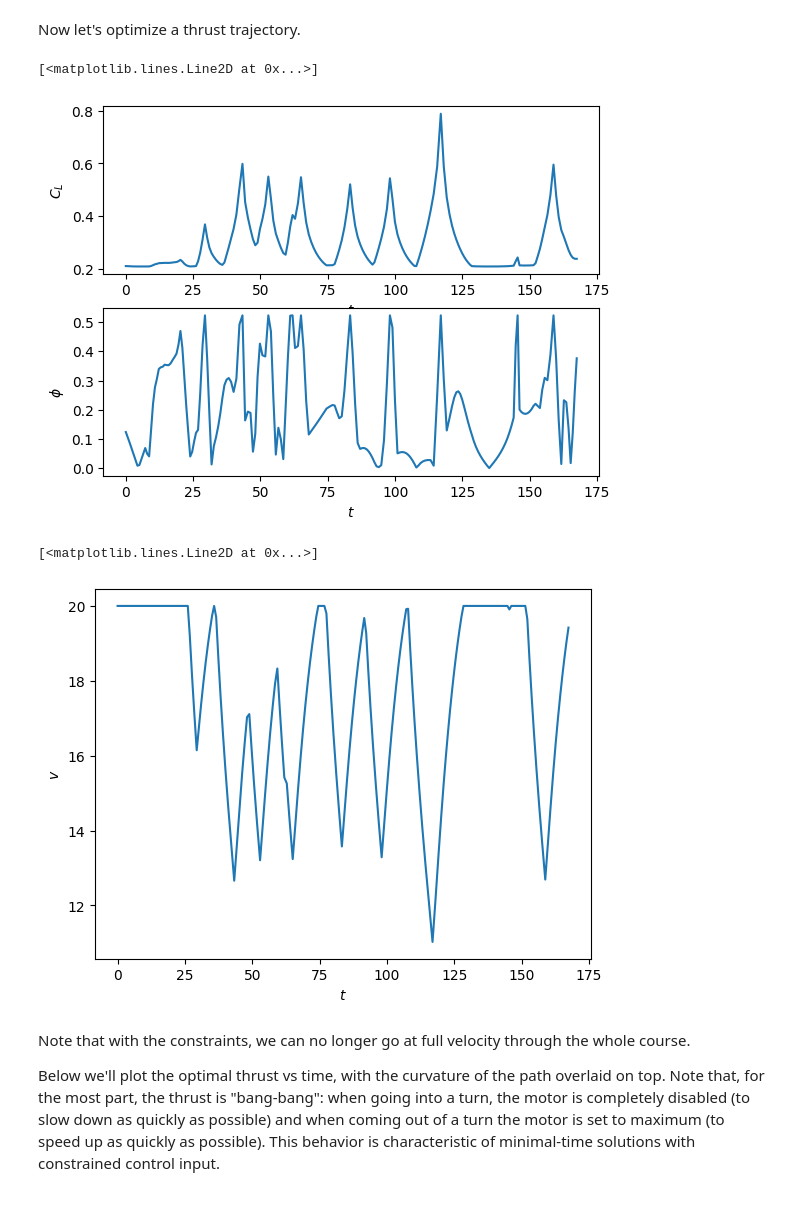
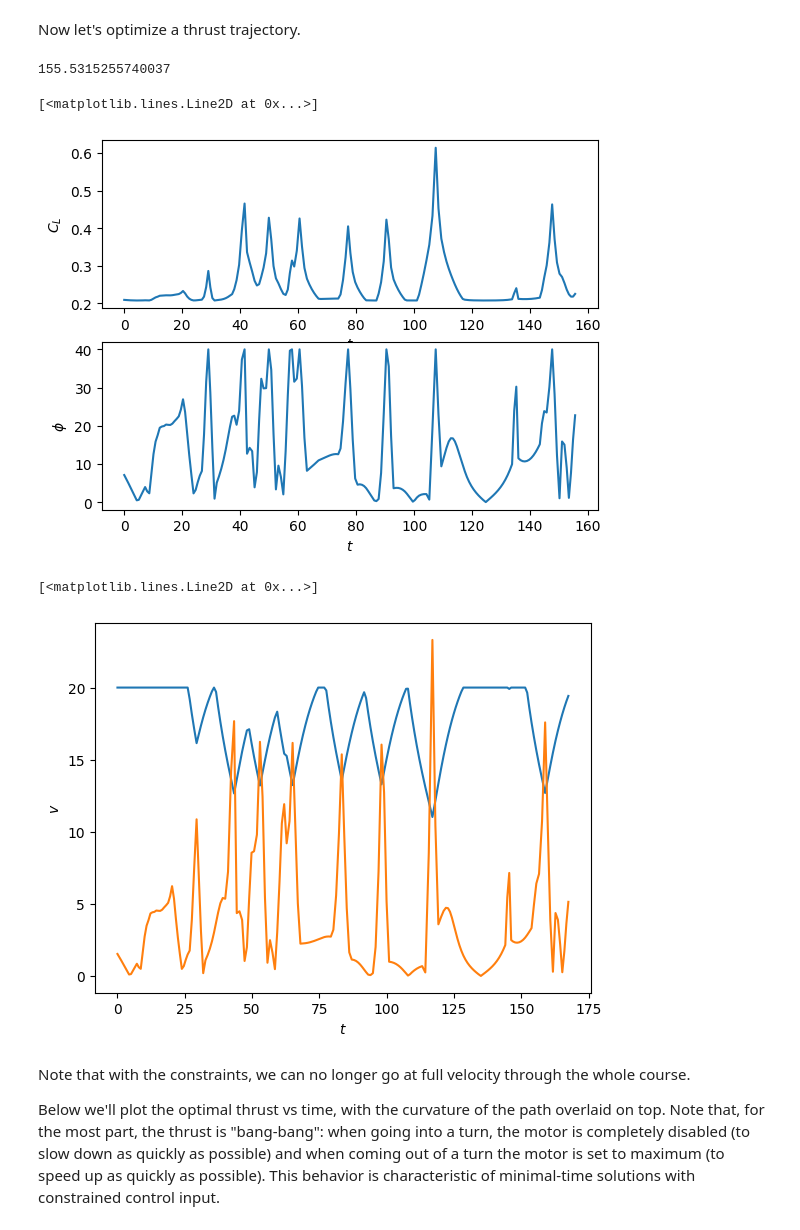
Before and after one commit to jasper-day/rankine, a Jupyter notebook: controls_notebooks/1D_Airplane.ipynb, the cells around one changed output. Saved outputs shown, nothing was run; the diff lists cells and outputs as text; code cells hidden in the pictures.

```diff
--- a/controls_notebooks/1D_Airplane.ipynb
+++ b/controls_notebooks/1D_Airplane.ipynb
@@ -207,7 +208,7 @@ from pydrake.all import MathematicalProgram, SnoptSolver
 Vmax = 20 # m/s
 CLmax = 1
 Tmax = 2 * 9.81
-phimax = np.radians(30)
+phimax = np.radians(40)
 xi_steps = 200
 xis = np.linspace(airplane.spline.start(), airplane.spline.end(), xi_steps).ravel()
 
@@ -241,7 +242,8 @@ def make_prog(airplane, xis, Vmax, CLmax, Tmax, phimax):
         # Maximum velocity
         prog.AddConstraint(state[i][1]**2 <= Vmax**2)
         # Minimum velocity (stall speed)
-        prog.AddConstraint(state[i][1] >= airplane.stall_speed(CLmax))
+        # This constraint not necessary as the next constraint avoids stall at all times
+        # prog.AddConstraint(state[i][1] >= airplane.stall_speed(CLmax))
         # Maximum CL
         prog.AddConstraint(airplane.CL(state[i][1], xis[i])**2 <= CLmax**2)
         # Maximum bank angle
@@ -255,8 +257,6 @@ def make_prog(airplane, xis, Vmax, CLmax, Tmax, phimax):
         t = xis
         return np.array([t, V]).T
 
-
-
     # set initial guess
     prog.SetInitialGuess(state, get_initial_guess(spline, xis))
     return prog, state, thrust
@@ -275,6 +275,9 @@ thrust_opt = result.GetSolution(thrust)
 state_opt = result.GetSolution(state)
 time_opt = state_opt[:, 0]
 V_opt = state_opt[:, 1]
+print(time_opt[-1])
+# %% [output]
+155.5315255740037
 # %%
 # plt.plot(xis[:-1], thrust_opt)
 # plt.plot(xis, state_opt[:,1])
@@ -285,17 +288,19 @@ plt.plot(state_opt[:, 0], airplane.CL(V_opt, xis))
 plt.subplot(212)
 plt.ylabel(r"$\phi$")
 plt.xlabel("$t$")
-plt.plot(state_opt[:, 0], airplane.bank_angle(state_opt[:, 1], xis))
+# plt.plot(time_opt, spline.curvature(xis))
+plt.plot(state_opt[:, 0], np.degrees(airplane.bank_angle(state_opt[:, 1], xis)))
 # %% [output]
 [<matplotlib.lines.Line2D at 0x...>]
-[figure, old version]
+[figure, new version]
 # %%
 plt.xlabel("$t$")
 plt.ylabel("$v$")
 plt.plot(time_opt, V_opt)
+plt.plot(time_opt, spline.curvature(xis) * 5e2)
 # %% [output]
 [<matplotlib.lines.Line2D at 0x...>]
-[figure, old version]
+[figure, new version]
 # %% [markdown]
 Note that with the constraints, we can no longer go at full velocity through the whole course.
 
```
Also changed, not shown: parts of 1 cell of this notebook, 1 other file.
